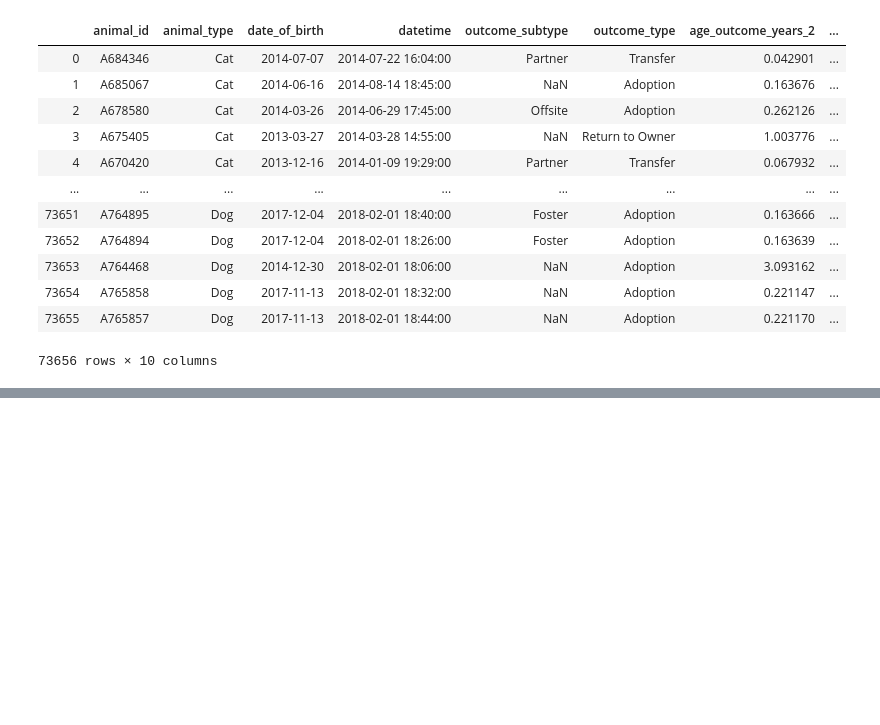
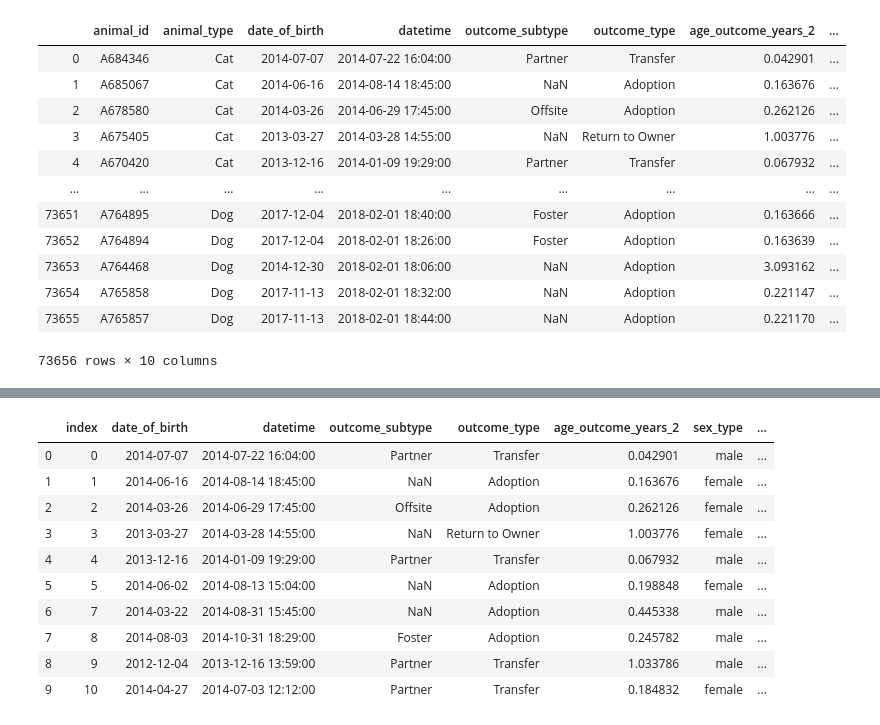
Before and after one commit to Natalya2383/python_basics_homework, a Jupyter notebook: 26_Feature Engineering_homework3/Homework3_FE.ipynb, the cells around one changed output, grey strips where cells are left out. Saved outputs shown, nothing was run; the diff lists cells and outputs as text; code cells hidden in the pictures; blank space fills up the shorter version.

```diff
--- a/26_Feature Engineering_homework3/Homework3_FE.ipynb
+++ b/26_Feature Engineering_homework3/Homework3_FE.ipynb
@@ -508,0 +596,4 @@ data_dc.head()
+# %%
+# Удаление пустых значений в столбце 'sex_type'
+data_dc.dropna(subset=['sex_type'], inplace=True)
+data_dc.isna().sum()
@@ -508,0 +612,16 @@ data_dc.head()
+# %%
+# Восстановление индексов попорядку после удаления строк
+data_dc.reset_index(inplace=True)
+data_dc.head(10)
+# %% [output]
+|  | index | date_of_birth | datetime | outcome_subtype | outcome_type | age_outcome_years_2 | sex_type | ... |
+| 0 | 0 | 2014-07-07 | 2014-07-22 16:04:00 | Partner | Transfer | 0.042901 | male | ... |
+| 1 | 1 | 2014-06-16 | 2014-08-14 18:45:00 | NaN | Adoption | 0.163676 | female | ... |
+| 2 | 2 | 2014-03-26 | 2014-06-29 17:45:00 | Offsite | Adoption | 0.262126 | female | ... |
+| 3 | 3 | 2013-03-27 | 2014-03-28 14:55:00 | NaN | Return to Owner | 1.003776 | female | ... |
+| 4 | 4 | 2013-12-16 | 2014-01-09 19:29:00 | Partner | Transfer | 0.067932 | male | ... |
+| 5 | 5 | 2014-06-02 | 2014-08-13 15:04:00 | NaN | Adoption | 0.198848 | female | ... |
+| 6 | 7 | 2014-03-22 | 2014-08-31 15:45:00 | NaN | Adoption | 0.445338 | male | ... |
+| 7 | 8 | 2014-08-03 | 2014-10-31 18:29:00 | Foster | Adoption | 0.245782 | male | ... |
+| 8 | 9 | 2012-12-04 | 2013-12-16 13:59:00 | Partner | Transfer | 1.033786 | male | ... |
+| 9 | 10 | 2014-04-27 | 2014-07-03 12:12:00 | Partner | Transfer | 0.184832 | female | ... |
```
Also changed, not shown: parts of 17 cells of this notebook.
